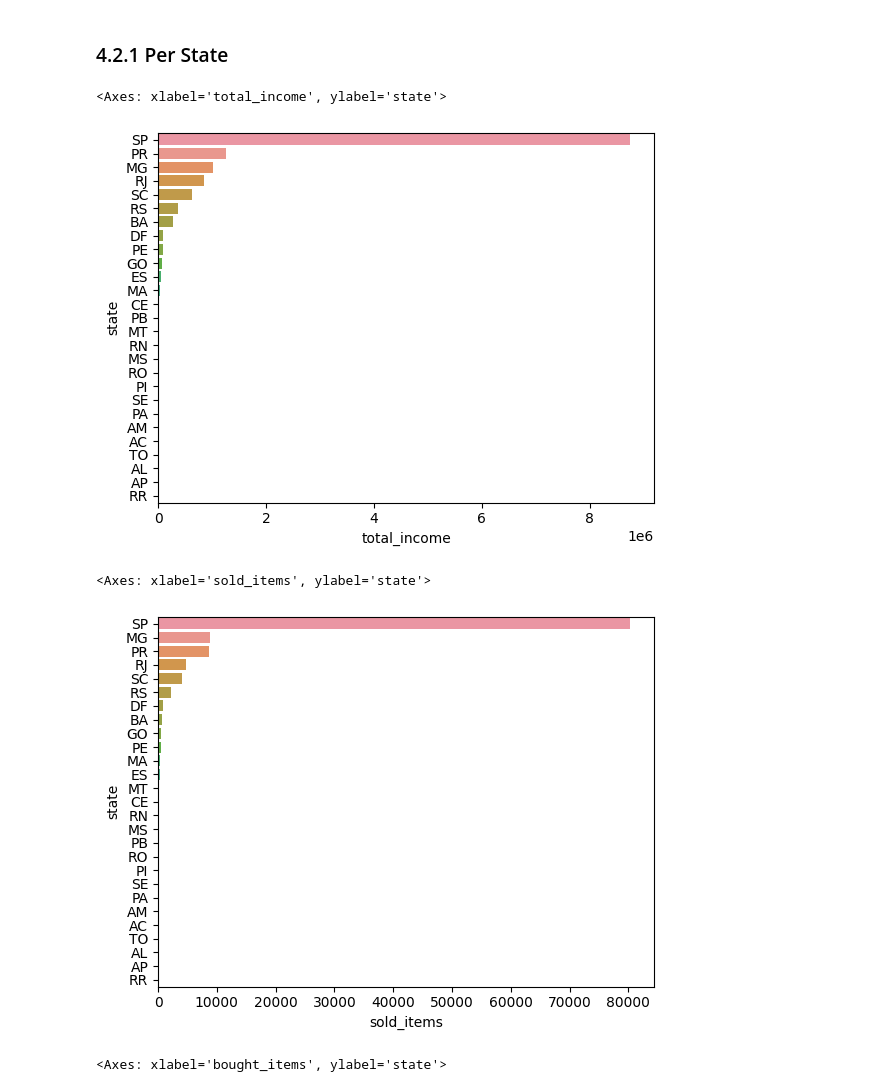
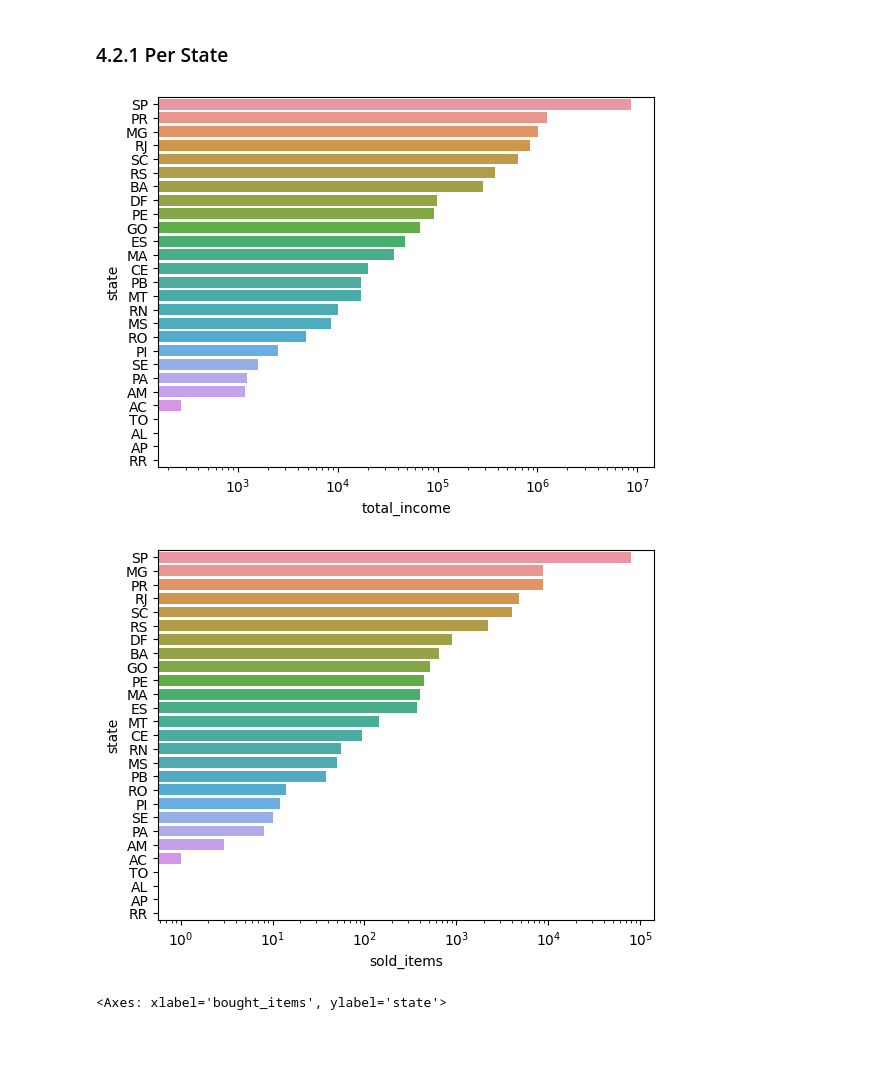
Before and after one commit to andrey-lolobrigida/brazilian_ecommerce, a Jupyter notebook: notebooks/c1.0-alb-brazillian_ecommerce.ipynb, the cells around one changed output. Cells and saved outputs as stored; diff of their text form; code cells hidden in the pictures; blank space fills up the shorter version.

```diff
--- a/notebooks/c0.1-alb-data_description.ipynb
+++ b/notebooks/c1.0-alb-brazillian_ecommerce.ipynb
@@ -474,16 +491,15 @@ plt.show()
 # %%
 plot_df = states_df4.sort_values(by=['total_income'], ascending=False)
 sns.barplot(data=plot_df, x=plot_df['total_income'], y=plot_df['state'])
-#plt.xscale('log')
+plt.xscale('log')
 # %% [output]
-<Axes: xlabel='total_income', ylabel='state'>
-[figure, old version]
+[figure, new version]
 # %%
 plot_df = states_df4.sort_values(by=['sold_items'], ascending=False)
 sns.barplot(data=plot_df, x=plot_df['sold_items'], y=plot_df['state'])
+plt.xscale('log')
 # %% [output]
-<Axes: xlabel='sold_items', ylabel='state'>
-[figure, old version]
+[figure, new version]
 # %%
 plot_df = states_df4.sort_values(by=['bought_items'], ascending=False)
 sns.barplot(data=plot_df, x=plot_df['bought_items'], y=plot_df['state'])
```
Also changed, not shown: parts of 4 cells of this notebook, 1 other file.
